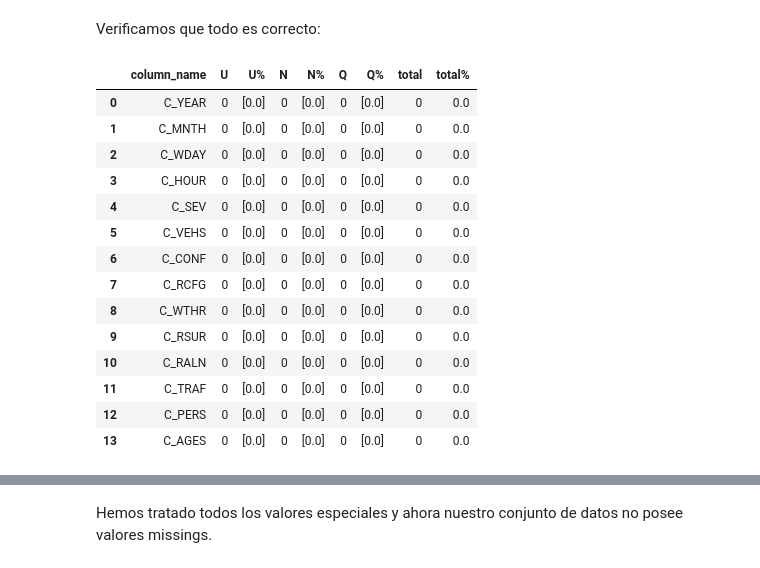
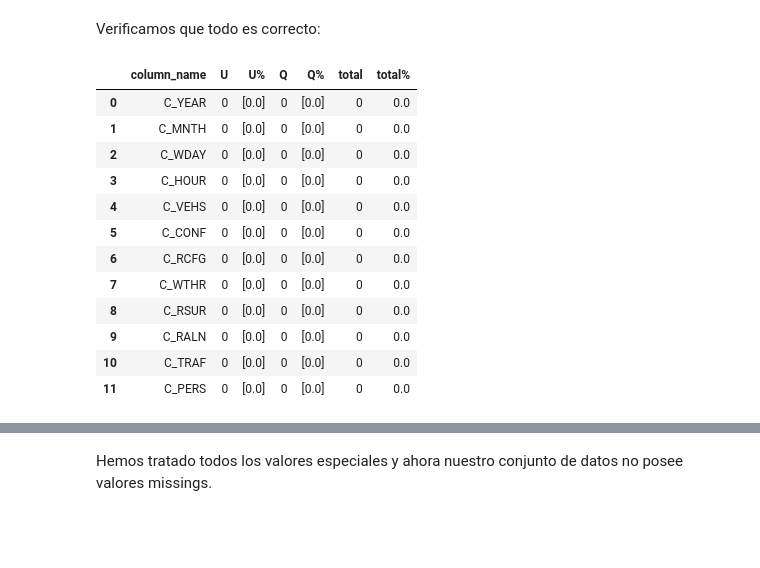
Before and after one commit to carviagu/canadian_car_accidents, a Jupyter notebook: notebooks/03_PreprocessingCSEV.ipynb, the cells around one changed output, grey strips where cells are left out. Drawn from its saved outputs; the diff is of its cells as text; code cells hidden in the pictures; blank space fills up the shorter version.

````diff
--- a/notebooks/03_PreprocessingCSEV.ipynb
+++ b/notebooks/03_PreprocessingCSEV.ipynb
@@ -411 +331,9 @@ XY_test = XY_test.drop(XY_test[XY_test['C_WTHR'] == 'Q'].index, axis=0)
+# %%
+# Valores QQ se engloban dentro de la categoría bad, asumimos que son condiciones poco habituales
+X_train['C_WTHR'] = X_train['C_WTHR'].replace(to_replace = 'Q', value = 'bad')
+X_test['C_WTHR'] = X_test['C_WTHR'].replace(to_replace = 'Q', value = 'bad')
+
+# Valores UU se traspasan a la categoría de normal, variable mayoritaria (sin coincidencias de CSEV)
+X_train['C_WTHR'] = X_train['C_WTHR'].replace(to_replace = 'U', value = 'normal')
+X_test['C_WTHR'] = X_test['C_WTHR'].replace(to_replace = 'U', value = 'normal')
 # %% [markdown]
@@ -437,3 +351,11 @@ XY_test = XY_test.drop(XY_test[XY_test['C_RSUR'] == 'Q'].index, axis=0)
+# %%
+# Valores Q se engloban dentro de la categoría dragged, no pueden ser normales
+X_train['C_RSUR'] = X_train['C_RSUR'].replace(to_replace = 'Q', value = 'dragged')
+X_test['C_RSUR'] = X_test['C_RSUR'].replace(to_replace = 'Q', value = 'dragged')
+
+# Valores U se traspasan a la categoría de dragged, misma C_SEV
+X_train['C_RSUR'] = X_train['C_RSUR'].replace(to_replace = 'U', value = 'dragged')
+X_test['C_RSUR'] = X_test['C_RSUR'].replace(to_replace = 'U', value = 'dragged')
 # %% [markdown]
 ```C_RALN```
 # %%
@@ -460,3 +371,11 @@ XY_test = XY_test.drop(XY_test[XY_test['C_RALN'] == 'Q'].index, axis=0)
+# %%
+# Valores Q se engloban dentro de la categoría curve/ramp, no pueden ser normales
+X_train['C_RALN'] = X_train['C_RALN'].replace(to_replace = 'Q', value = 'curve/ramp')
+X_test['C_RALN'] = X_test['C_RALN'].replace(to_replace = 'Q', value = 'curve/ramp')
+
+# Valores U se traspasan a la categoría normal, misma C_SEV
+X_train['C_RALN'] = X_train['C_RALN'].replace(to_replace = 'U', value = 'normal')
+X_test['C_RALN'] = X_test['C_RALN'].replace(to_replace = 'U', value = 'normal')
 # %% [markdown]
 ```C_TRAF```
 # %%
@@ -496,21 +391,27 @@ XY_test = XY_test.drop(XY_test[XY_test['C_TRAF'] == 'QQ'].index, axis=0)
+# %%
+# Valores Q se engloban dentro de la categoría safe, otro tipo de medida de seguridad no contemplada
+X_train['C_TRAF'] = X_train['C_TRAF'].replace(to_replace = 'QQ', value = 'safe')
+X_test['C_TRAF'] = X_test['C_TRAF'].replace(to_replace = 'QQ', value = 'safe')
+
+# Valores U se traspasan a la categoría unsafe, misma C_SEV
+X_train['C_TRAF'] = X_train['C_TRAF'].replace(to_replace = 'UU', value = 'unsafe')
+X_test['C_TRAF'] = X_test['C_TRAF'].replace(to_replace = 'UU', value = 'unsafe')
 # %% [markdown]
 Verificamos que todo es correcto:
 # %%
-eda_tools.special_values_summary(df = XY_train, vals = especial_values)
+eda_tools.special_values_summary(df = X_train, vals = especial_values)
 # %% [output]
-|  | column_name | U | U% | N | N% | Q | Q% | total | total% |
-| 0 | C_YEAR | 0 | [0.0] | 0 | [0.0] | 0 | [0.0] | 0 | 0.0 |
-| 1 | C_MNTH | 0 | [0.0] | 0 | [0.0] | 0 | [0.0] | 0 | 0.0 |
-| 2 | C_WDAY | 0 | [0.0] | 0 | [0.0] | 0 | [0.0] | 0 | 0.0 |
-| 3 | C_HOUR | 0 | [0.0] | 0 | [0.0] | 0 | [0.0] | 0 | 0.0 |
-| 4 | C_SEV | 0 | [0.0] | 0 | [0.0] | 0 | [0.0] | 0 | 0.0 |
-| 5 | C_VEHS | 0 | [0.0] | 0 | [0.0] | 0 | [0.0] | 0 | 0.0 |
-| 6 | C_CONF | 0 | [0.0] | 0 | [0.0] | 0 | [0.0] | 0 | 0.0 |
-| 7 | C_RCFG | 0 | [0.0] | 0 | [0.0] | 0 | [0.0] | 0 | 0.0 |
-| 8 | C_WTHR | 0 | [0.0] | 0 | [0.0] | 0 | [0.0] | 0 | 0.0 |
-| 9 | C_RSUR | 0 | [0.0] | 0 | [0.0] | 0 | [0.0] | 0 | 0.0 |
-| 10 | C_RALN | 0 | [0.0] | 0 | [0.0] | 0 | [0.0] | 0 | 0.0 |
-| 11 | C_TRAF | 0 | [0.0] | 0 | [0.0] | 0 | [0.0] | 0 | 0.0 |
-| 12 | C_PERS | 0 | [0.0] | 0 | [0.0] | 0 | [0.0] | 0 | 0.0 |
-| 13 | C_AGES | 0 | [0.0] | 0 | [0.0] | 0 | [0.0] | 0 | 0.0 |
+|  | column_name | U | U% | Q | Q% | total | total% |
+| 0 | C_YEAR | 0 | [0.0] | 0 | [0.0] | 0 | 0.0 |
+| 1 | C_MNTH | 0 | [0.0] | 0 | [0.0] | 0 | 0.0 |
+| 2 | C_WDAY | 0 | [0.0] | 0 | [0.0] | 0 | 0.0 |
+| 3 | C_HOUR | 0 | [0.0] | 0 | [0.0] | 0 | 0.0 |
+| 4 | C_VEHS | 0 | [0.0] | 0 | [0.0] | 0 | 0.0 |
+| 5 | C_CONF | 0 | [0.0] | 0 | [0.0] | 0 | 0.0 |
+| 6 | C_RCFG | 0 | [0.0] | 0 | [0.0] | 0 | 0.0 |
+| 7 | C_WTHR | 0 | [0.0] | 0 | [0.0] | 0 | 0.0 |
+| 8 | C_RSUR | 0 | [0.0] | 0 | [0.0] | 0 | 0.0 |
+| 9 | C_RALN | 0 | [0.0] | 0 | [0.0] | 0 | 0.0 |
+| 10 | C_TRAF | 0 | [0.0] | 0 | [0.0] | 0 | 0.0 |
+| 11 | C_PERS | 0 | [0.0] | 0 | [0.0] | 0 | 0.0 |
 # %%
````
Also changed, not shown: parts of 62 cells of this notebook, 2 other files.
